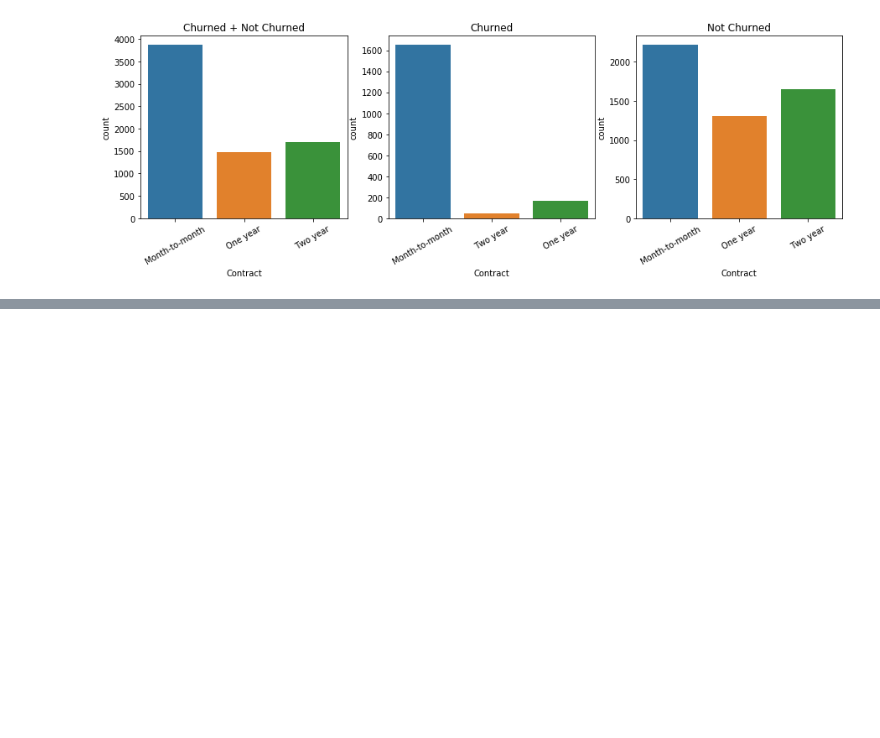
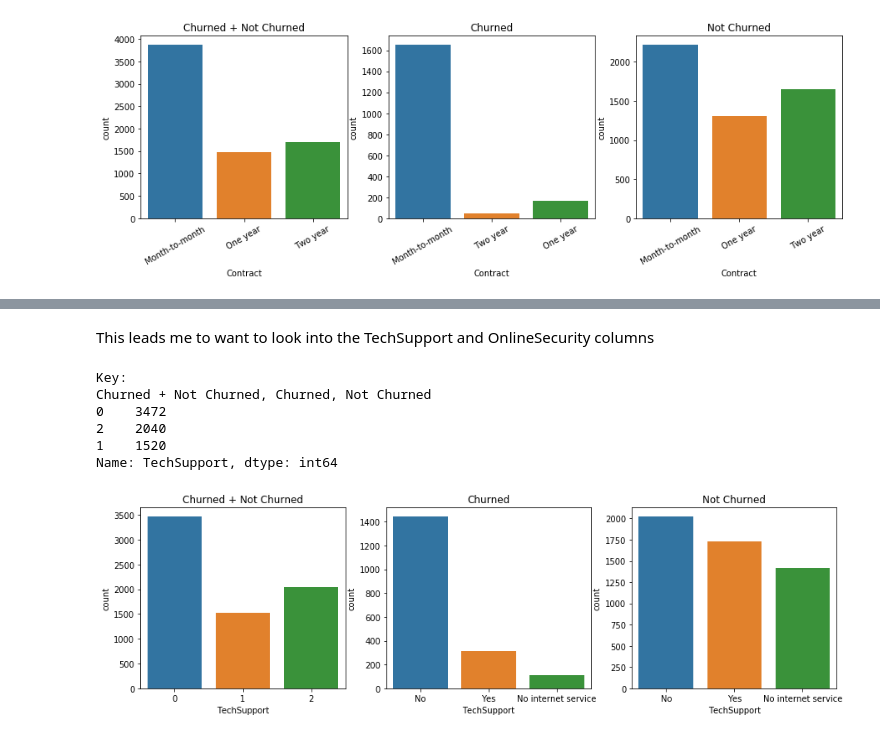
Before and after one commit to Booandlean/Telco_Customer_Churn-, a Jupyter notebook: EDA_+_Vis.ipynb, the cells around one changed output, grey strips where cells are left out. Saved outputs shown, nothing was run; the diff lists cells and outputs as text; code cells hidden in the pictures; blank space fills up the shorter version.

```diff
--- a/EDA_+_Vis.ipynb
+++ b/EDA_+_Vis.ipynb
@@ -355,0 +284,12 @@ Next plan of attack is to try out some regularization and/or use standard scaler
+# %% [markdown]
+This leads me to want to look into the TechSupport and OnlineSecurity columns
+# %%
+vis_compare('TechSupport')
+# %% [output]
+Key:
+Churned + Not Churned, Churned, Not Churned
+0    3472
+2    2040
+1    1520
+Name: TechSupport, dtype: int64
+[figure, added]
```
Also changed, not shown: parts of 28 cells of this notebook, 1 other file.
